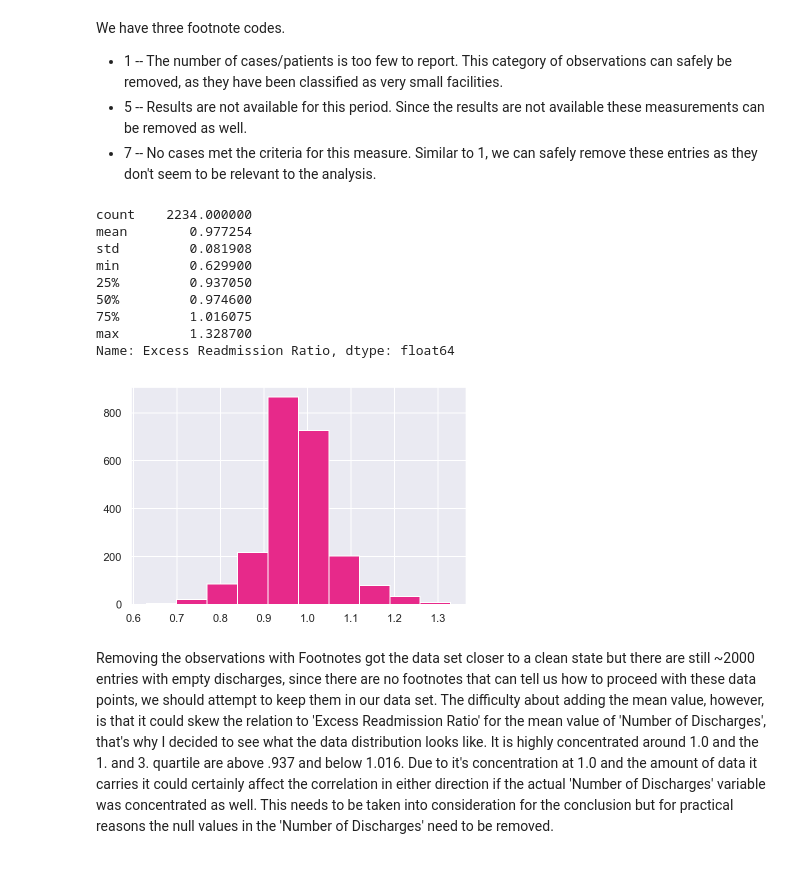
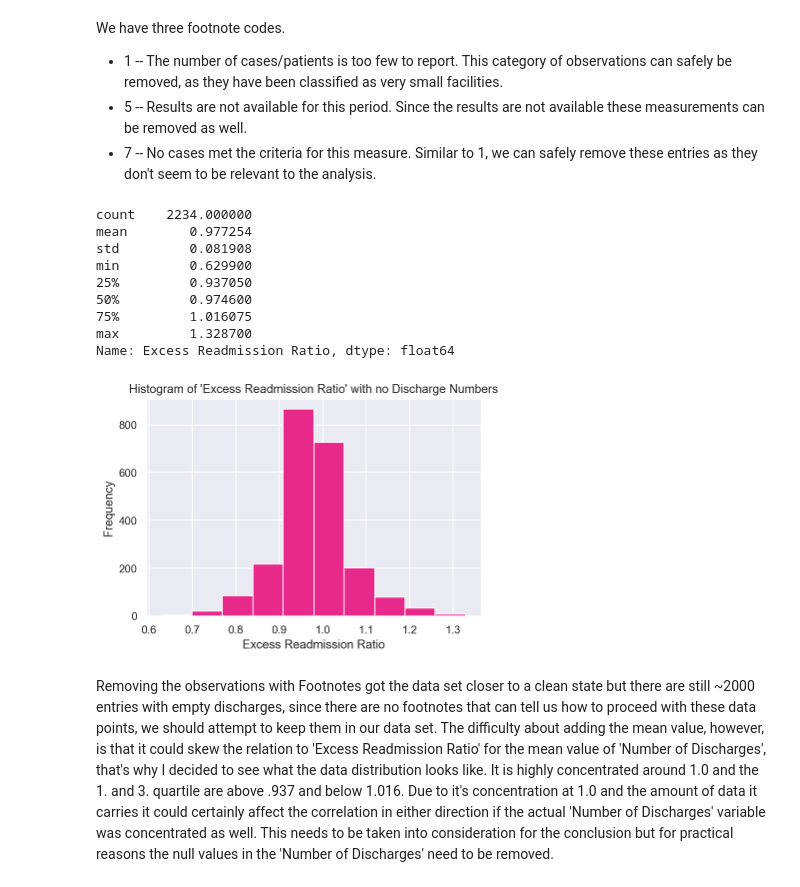
Before and after one commit to Germoe/sb_intermediate_course, a Jupyter notebook: exercises/Reduce Hospital Readmissions EDA/Hospital Readmissions.ipynb, the cells around one changed output. Drawn from its saved outputs; the diff is of its cells as text; code cells hidden in the pictures.

```diff
--- a/exercises/Reduce Hospital Readmissions EDA/Hospital Readmissions.ipynb
+++ b/exercises/Reduce Hospital Readmissions EDA/Hospital Readmissions.ipynb
@@ -184,20 +184,23 @@ We have three footnote codes.
 clean_hospital_df = hospital_df.loc[hospital_df['Footnote'].isnull(),:].copy()
 # %%
 ratio_w_o_discharges = clean_hospital_df.loc[clean_hospital_df['Number of Discharges'].isnull(),'Excess Readmission Ratio'].copy()
-# %%
-print(ratio_w_o_discharges.describe())
-_ = plt.hist(ratio_w_o_discharges)
-# %% [output]
-count    2234.000000
-mean        0.977254
-std         0.081908
-min         0.629900
-25%         0.937050
-50%         0.974600
-75%         1.016075
-max         1.328700
-Name: Excess Readmission Ratio, dtype: float64
-[figure, removed]
+# %%
+print(ratio_w_o_discharges.describe())
+_ = plt.hist(ratio_w_o_discharges)
+_ = plt.xlabel('Excess Readmission Ratio')
+_ = plt.ylabel('Frequency')
+_ = plt.title('Histogram of \'Excess Readmission Ratio\' with no Discharge Numbers')
+# %% [output]
+count    2234.000000
+mean        0.977254
+std         0.081908
+min         0.629900
+25%         0.937050
+50%         0.974600
+75%         1.016075
+max         1.328700
+Name: Excess Readmission Ratio, dtype: float64
+[figure, added]
 # %% [markdown]
 Removing the observations with Footnotes got the data set closer to a clean state but there are still ~2000 entries with empty discharges, since there are no footnotes that can tell us how to proceed with these data points, we should attempt to keep them in our data set. The difficulty about adding the mean value, however, is that it could skew the relation to 'Excess Readmission Ratio' for the mean value of 'Number of Discharges', that's why I decided to see what the data distribution looks like. It is highly concentrated around 1.0 and the 1. and 3. quartile are above .937 and below 1.016. Due to it's concentration at 1.0 and the amount of data it carries it could certainly affect the correlation in either direction if the actual 'Number of Discharges' variable was concentrated as well. This needs to be taken into consideration for the conclusion but for practical reasons the null values in the 'Number of Discharges' need to be removed.
 # %%
```
Also changed, not shown: parts of 4 cells of this notebook.
